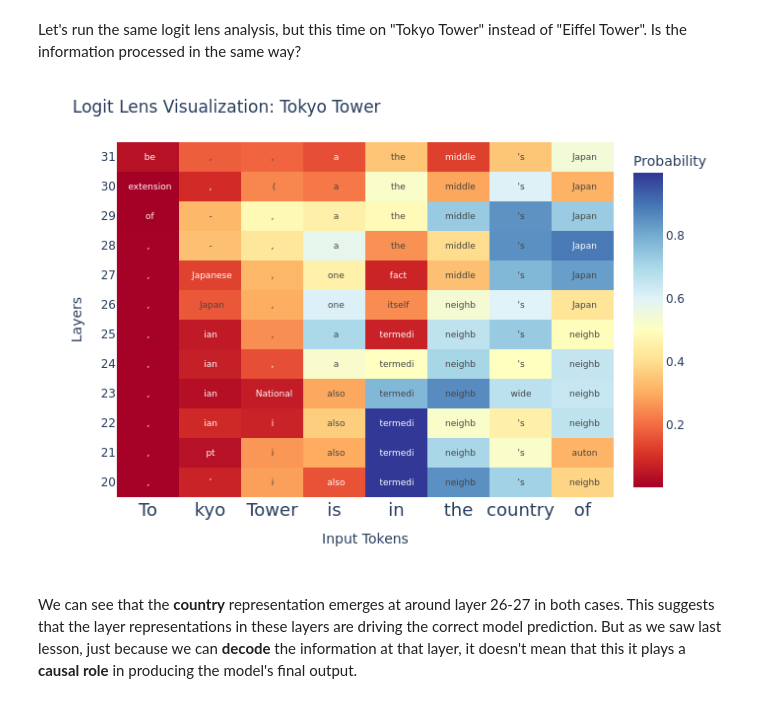
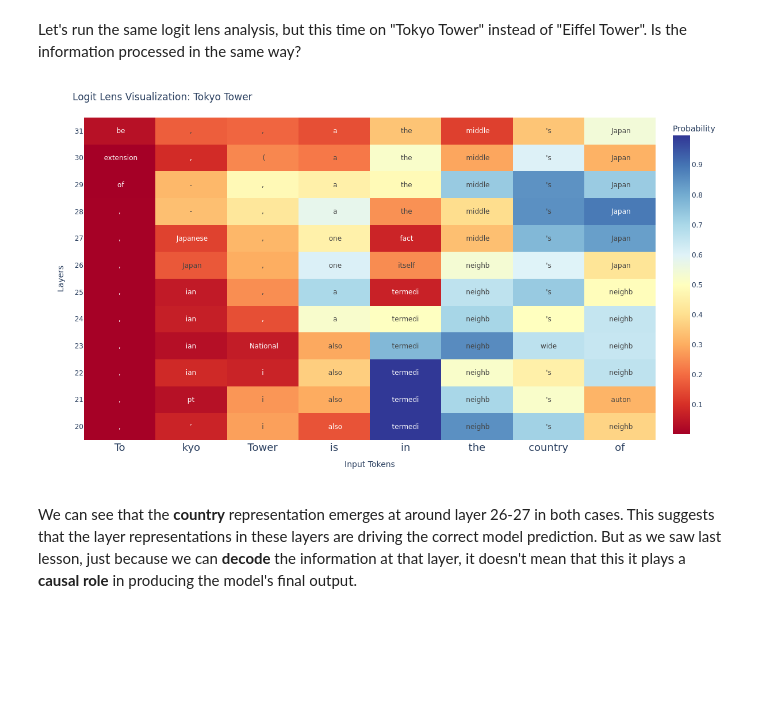
Before and after one commit to cs221m/cs221m-course, a Jupyter notebook: 06_causal_mediation_analysis.ipynb, the cells around one changed output. Saved outputs shown, nothing was run; the diff lists cells and outputs as text; code cells hidden in the pictures; blank space fills up the shorter version.

```diff
--- a/06_causal_mediation_analysis.ipynb
+++ b/06_causal_mediation_analysis.ipynb
@@ -187,27 +189,29 @@ input_tokens = [t.replace('Ġ', '') for t in model.tokenizer.tokenize(prompt)]
 # %%
 fig = px.imshow(
     probabilities.detach().cpu().float().numpy(),
     x=input_tokens,
     y=layer_range,
     origin="lower", # make 0 at the bottom
     color_continuous_scale=px.colors.diverging.RdYlBu,
     color_continuous_midpoint=0.50,
     text_auto=True,
     labels=dict(x="Input Tokens", y="Layers", color="Probability")
 )
 
 fig.update_layout(
     title='Logit Lens Visualization: Tokyo Tower',
-    xaxis_tickangle=0
+    xaxis_tickangle=0,
+    height=700,
+    width=1200
 )
 
 fig.update_xaxes(tickfont_size=18)
 fig.update_yaxes(tickvals=layer_range)
 fig.update_traces(text=decoded_tokens, texttemplate="%{text}")
 
 fig.show()
 # %% [output]
-[figure, old version]
+[figure, new version]
 # %% [markdown]
 We can see that the **country** representation emerges at around layer 26-27 in both cases. This suggests that the layer representations in these layers are driving the correct model prediction. But as we saw last lesson, just because we can **decode** the information at that layer, it doesn't mean that this it plays a **causal role** in producing the model's final output.
 # %% [markdown]
```
Also changed, not shown: parts of 2 cells of this notebook.
